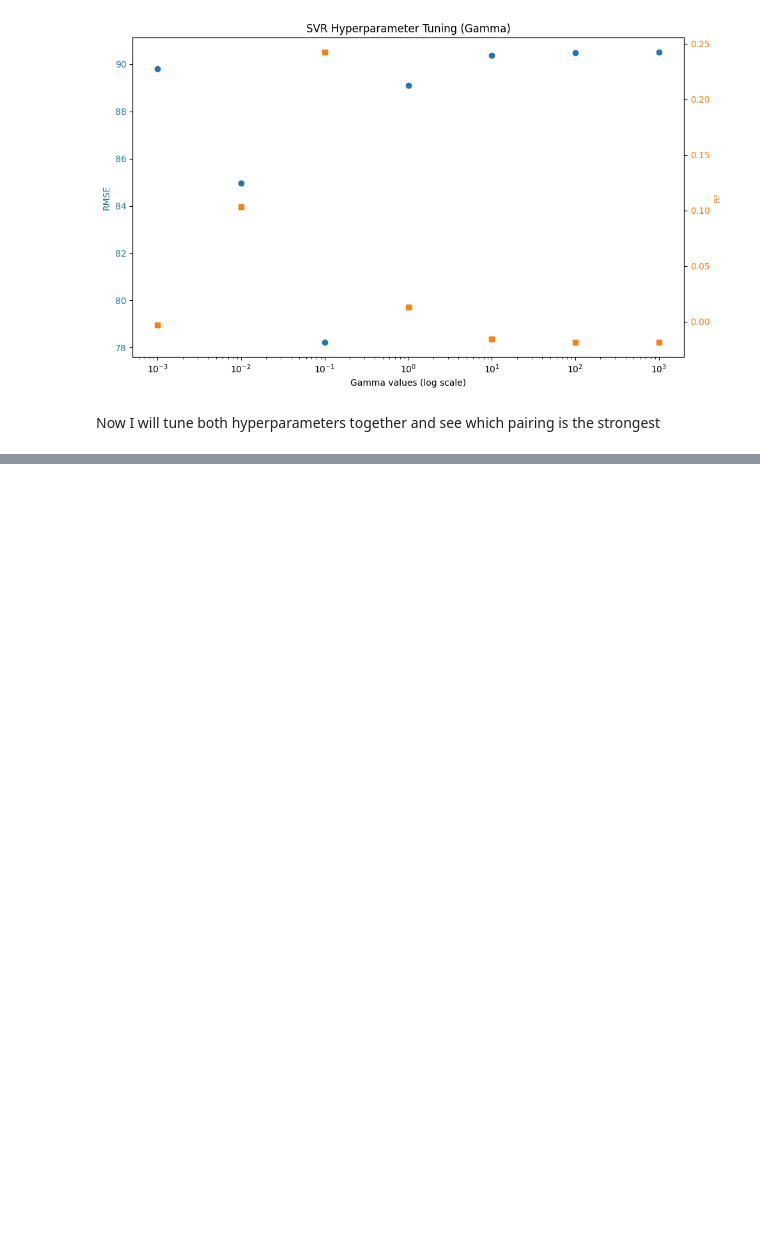
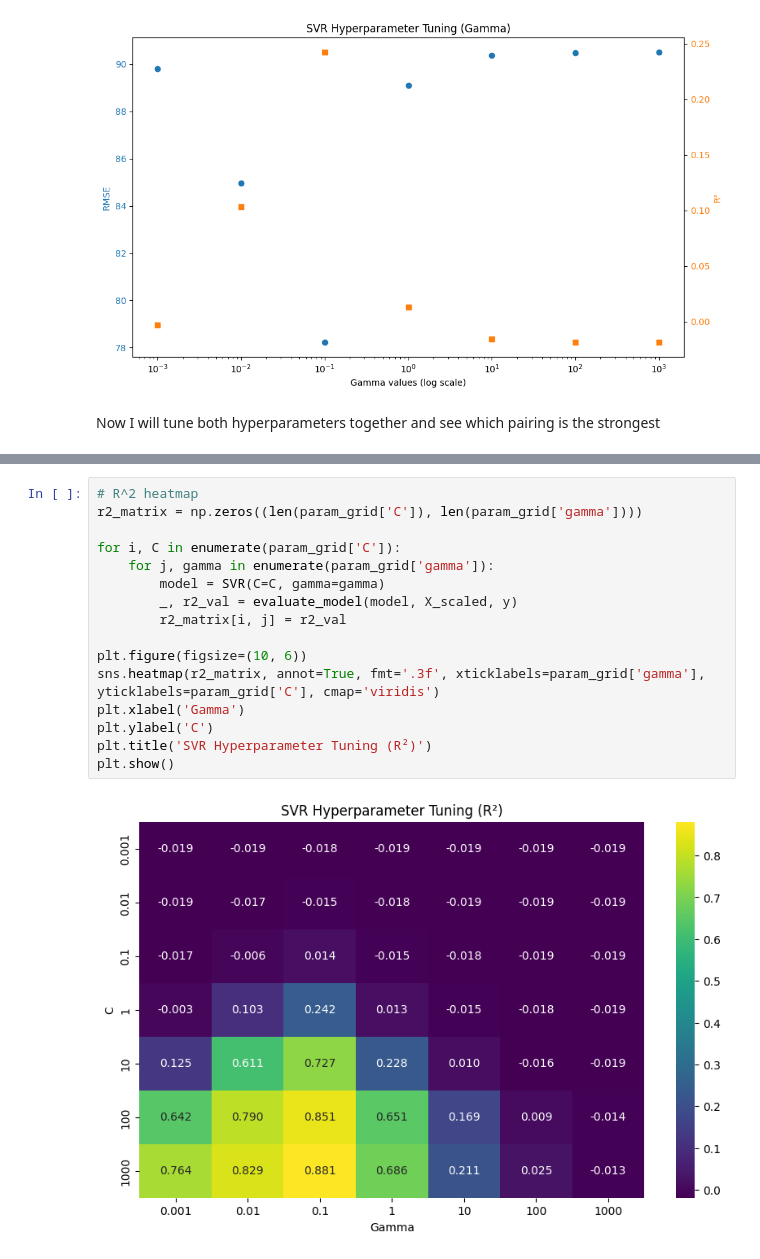
Before and after one commit to gavinmcg1/CT4101-Assignemnt2, a Jupyter notebook: SVR.ipynb, the cells around one changed output, grey strips where cells are left out. Cells and saved outputs as stored; diff of their text form; blank space fills up the shorter version.

```diff
--- a/SVR.ipynb
+++ b/SVR.ipynb
@@ -246,0 +253,18 @@ plt.show()
+# %%
+# R^2 heatmap
+r2_matrix = np.zeros((len(param_grid['C']), len(param_grid['gamma'])))
+
+for i, C in enumerate(param_grid['C']):
+    for j, gamma in enumerate(param_grid['gamma']):
+        model = SVR(C=C, gamma=gamma)
+        _, r2_val = evaluate_model(model, X_scaled, y)
+        r2_matrix[i, j] = r2_val
+
+plt.figure(figsize=(10, 6))
+sns.heatmap(r2_matrix, annot=True, fmt='.3f', xticklabels=param_grid['gamma'], yticklabels=param_grid['C'], cmap='viridis')
+plt.xlabel('Gamma')
+plt.ylabel('C')
+plt.title('SVR Hyperparameter Tuning (R²)')
+plt.show()
+# %% [output]
+[figure, added]
```
Also changed, not shown: parts of 2 cells of this notebook.
